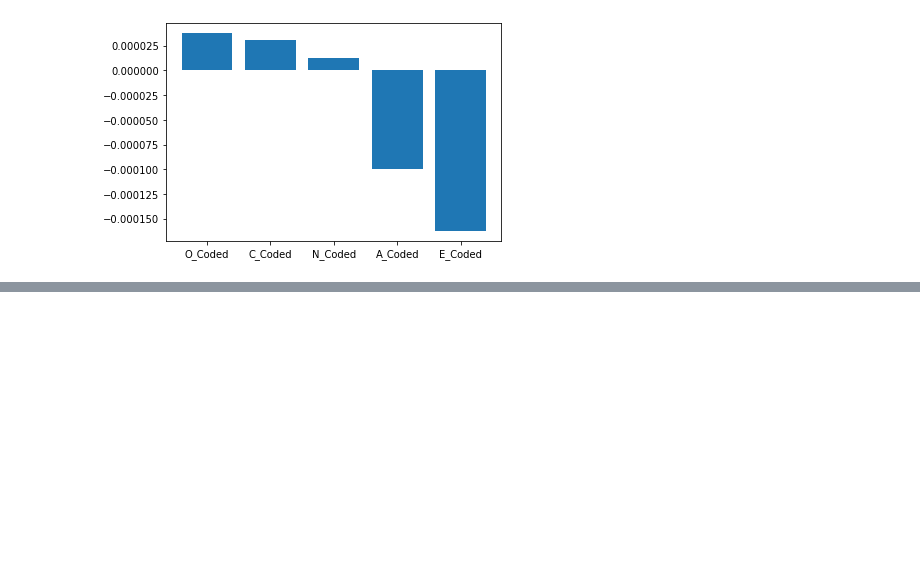
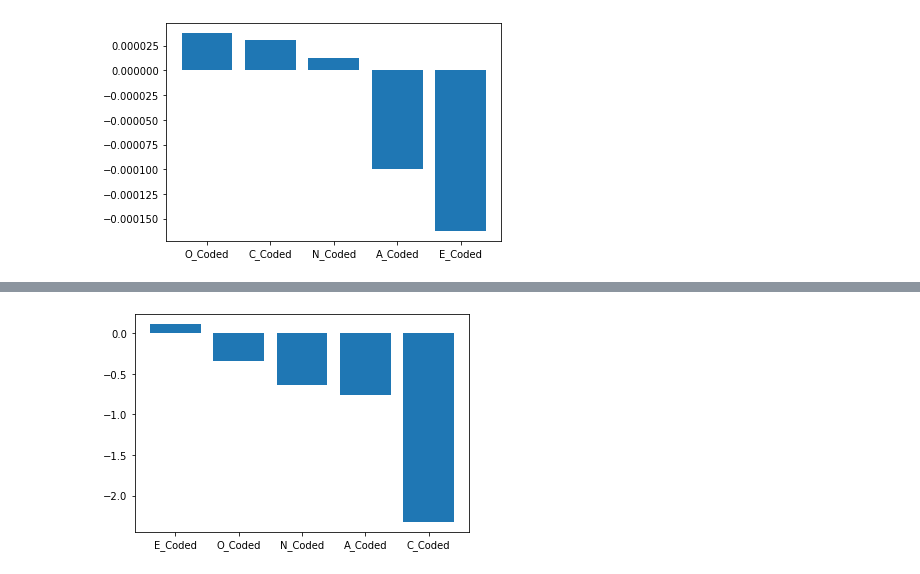
Before and after one commit to leosilva/peerj_computer_science_2022, a Jupyter notebook: Notebooks/Logistic Regression.ipynb, the cells around one changed output, grey strips where cells are left out. Saved outputs shown, nothing was run; the diff lists cells and outputs as text; code cells hidden in the pictures; blank space fills up the shorter version.

```diff
--- a/Notebooks/Logistic Regression.ipynb
+++ b/Notebooks/Logistic Regression.ipynb
@@ -642,0 +858,84 @@ MAE: 0.1250
+# %%
+from sklearn.feature_selection import RFE
+from sklearn.feature_selection import f_regression, SelectKBest
+
+columns_features = [
+    'O_Coded',
+    'C_Coded',
+    'E_Coded',
+    'A_Coded',
+    'N_Coded'
+]
+X = df[columns_features]
+
+y = df.class_pol
+
+print('-------------------------------')
+print('----- LOGISTIC REGRESSION -----')
+print('-------------------------------')
+
+# dic = {
+#     'O_Coded':[],
+#     'C_Coded':[],
+#     'E_Coded':[],
+#     'A_Coded':[],
+#     'N_Coded':[]
+# }
+
+# for i in range(1,6):
+#     kf = i
+
+#     # configure to select all features
+#     fs = SelectKBest(score_func=f_regression, k=5)
+#     # learn relationship from training data
+#     fs.fit(X, y)
+#     # transform train input data
+#     X_train_fs = fs.transform(X)
+#     # transform test input data
+#     X_test_fs = fs.transform(X)
+
+#     # what are scores for the features
+#     for i in range(len(fs.scores_)):
+#     #     print('Feature %d: %f (pvalue %f)' % (i, fs.scores_[i], fs.pvalues_[i]))
+#         dic[list(dic.keys())[i]] = [fs.scores_[i], fs.pvalues_[i]]
+
+#     scores_list = []
+#     for d in dic:
+#         scores_list.append(dic[d][0])
+
+#     scores_list = sorted(scores_list, reverse=True)
+
+#     ind_variables = []
+
+#     for s in scores_list[:kf]:
+#         for d in dic:
+#             dicio = dic[d]
+#             if s in dicio:
+#                 ind_variables.append(d)
+
+#     variables = ', '.join(ind_variables)
+
+print()
+print('Dep.: class_pol')
+print('Fea.: {}'.format(', '.join(columns_features)))
+print()
+print('-------------------------------')
+
+clf = LogisticRegressionCV(cv=5, random_state=42).fit(X, y)
+predicted = clf.predict(X)
+
+importances = pd.DataFrame(data={
+    'Attribute': X.columns,
+    'Importance': clf.coef_[0]
+})
+importances = importances.sort_values(by='Importance', ascending=False)
+print(importances)
+# plot feature importance
+plt.bar(importances['Attribute'], importances['Importance'])
+plt.show()
+
+print(classification_report(y, predicted, digits=4))
+# mae = mean_absolute_error(y, predicted)
+# print('MAE: %.4f' % mae)
+print('-------------------------------')
+# %% [output]
@@ -642,0 +956 @@ MAE: 0.1250
+[figure, added]
```
Also changed, not shown: parts of 6 cells of this notebook, 1 other file.
